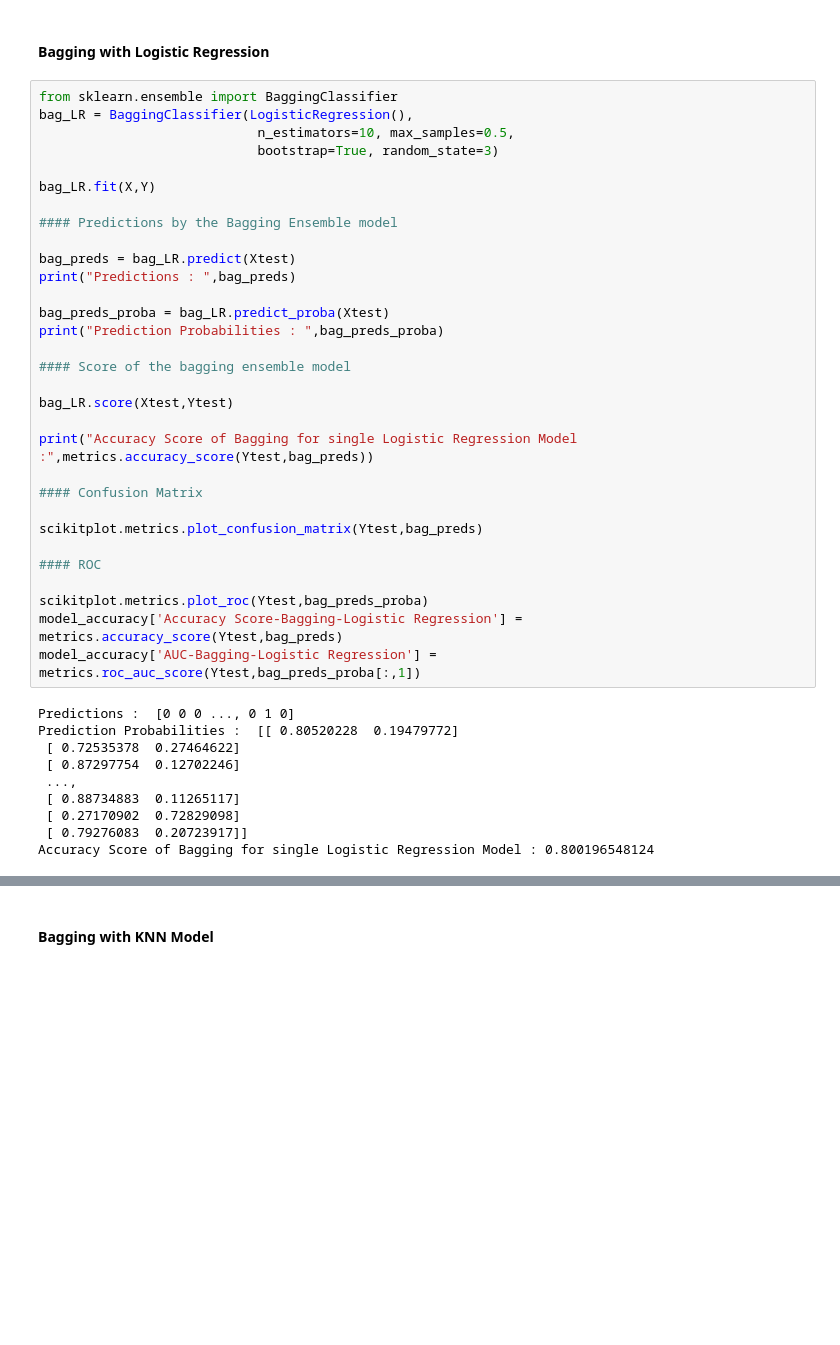
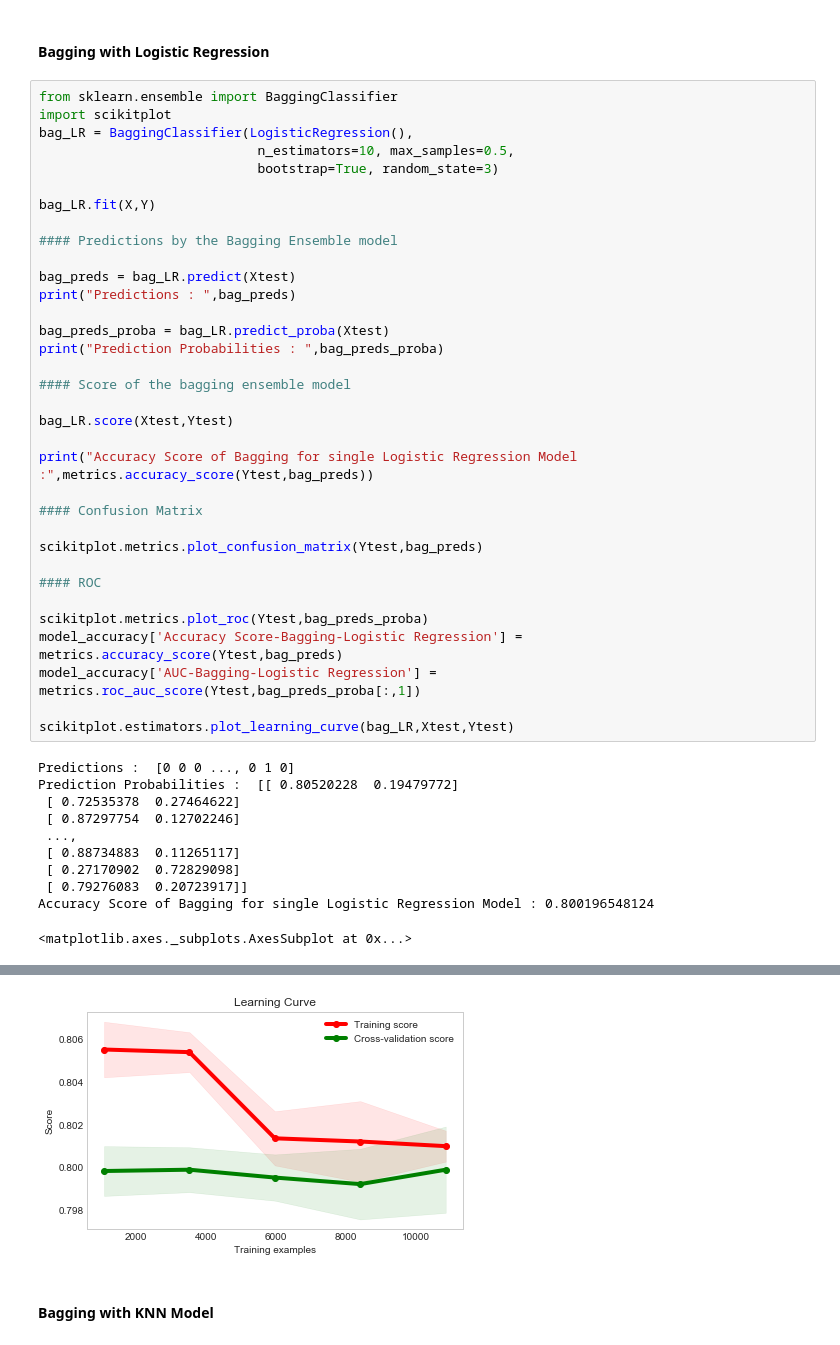
Before and after one commit to plaban1981/Project-3-Classification-Problem, a Jupyter notebook: Project-3-Classification.ipynb, the cells around one changed output, grey strips where cells are left out. Cells and saved outputs as stored; diff of their text form; blank space fills up the shorter version.

```diff
--- a/Project-3-Classification.ipynb
+++ b/Project-3-Classification.ipynb
@@ -1164,6 +1164,7 @@ Average accuracy:  0.801134047022
 #### Bagging with Logistic Regression
 # %%
 from sklearn.ensemble import BaggingClassifier
+import scikitplot
 bag_LR = BaggingClassifier(LogisticRegression(),
                             n_estimators=10, max_samples=0.5,
                             bootstrap=True, random_state=3)
@@ -1178,33 +1179,37 @@ print("Predictions : ",bag_preds)
 bag_preds_proba = bag_LR.predict_proba(Xtest)
 print("Prediction Probabilities : ",bag_preds_proba)
 
 #### Score of the bagging ensemble model
 
 bag_LR.score(Xtest,Ytest)
 
 print("Accuracy Score of Bagging for single Logistic Regression Model :",metrics.accuracy_score(Ytest,bag_preds))
 
 #### Confusion Matrix
 
 scikitplot.metrics.plot_confusion_matrix(Ytest,bag_preds)
 
 #### ROC
 
 scikitplot.metrics.plot_roc(Ytest,bag_preds_proba)
 model_accuracy['Accuracy Score-Bagging-Logistic Regression'] = metrics.accuracy_score(Ytest,bag_preds)
 model_accuracy['AUC-Bagging-Logistic Regression'] = metrics.roc_auc_score(Ytest,bag_preds_proba[:,1])
+
+scikitplot.estimators.plot_learning_curve(bag_LR,Xtest,Ytest)
 # %% [output]
 Predictions :  [0 0 0 ..., 0 1 0]
 Prediction Probabilities :  [[ 0.80520228  0.19479772]
  [ 0.72535378  0.27464622]
  [ 0.87297754  0.12702246]
  ...,
  [ 0.88734883  0.11265117]
  [ 0.27170902  0.72829098]
  [ 0.79276083  0.20723917]]
 Accuracy Score of Bagging for single Logistic Regression Model : 0.800196548124
+<matplotlib.axes._subplots.AxesSubplot at 0x...>
 [figure]
 [figure]
+[figure, added]
 # %% [markdown]
 #### Bagging with KNN Model
 # %%
```
Also changed, not shown: parts of 6 cells of this notebook.
